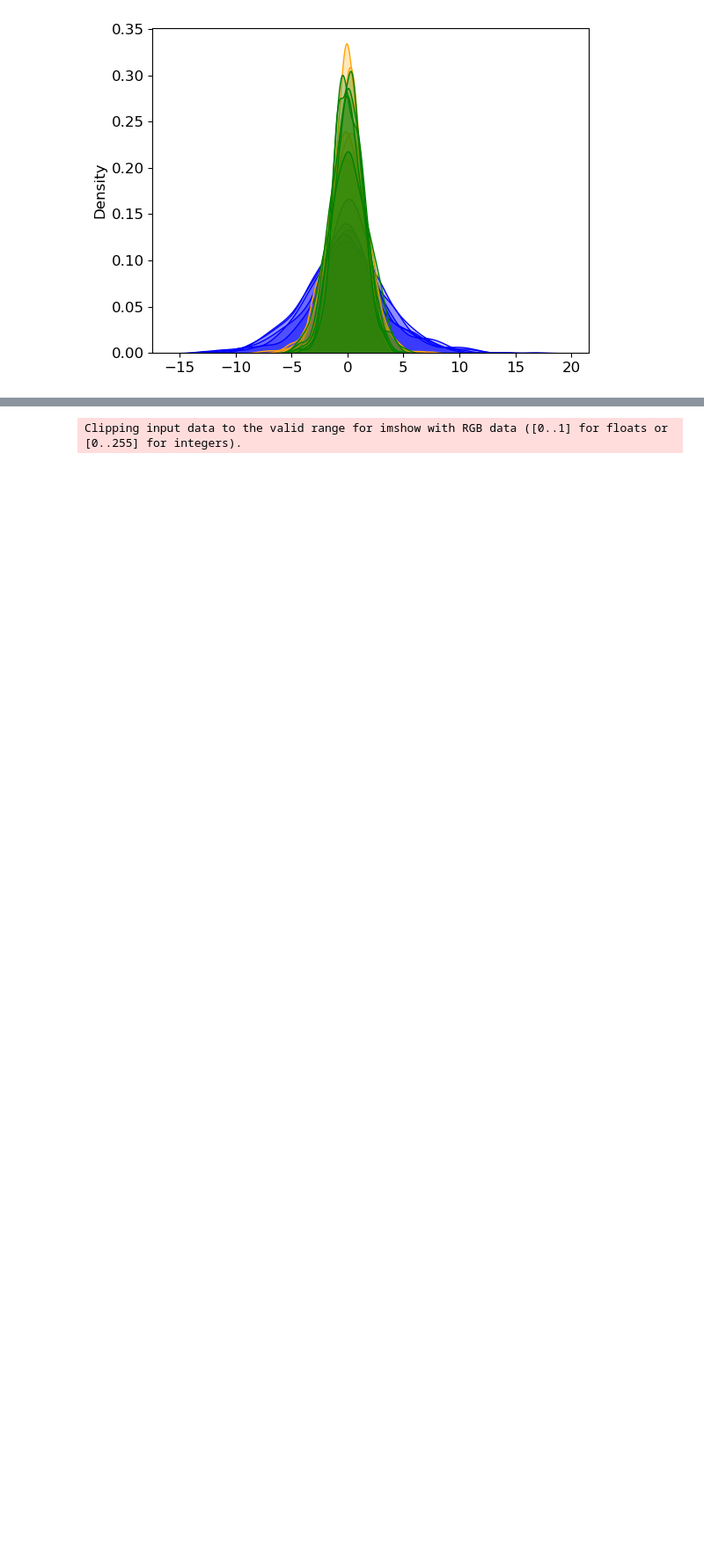
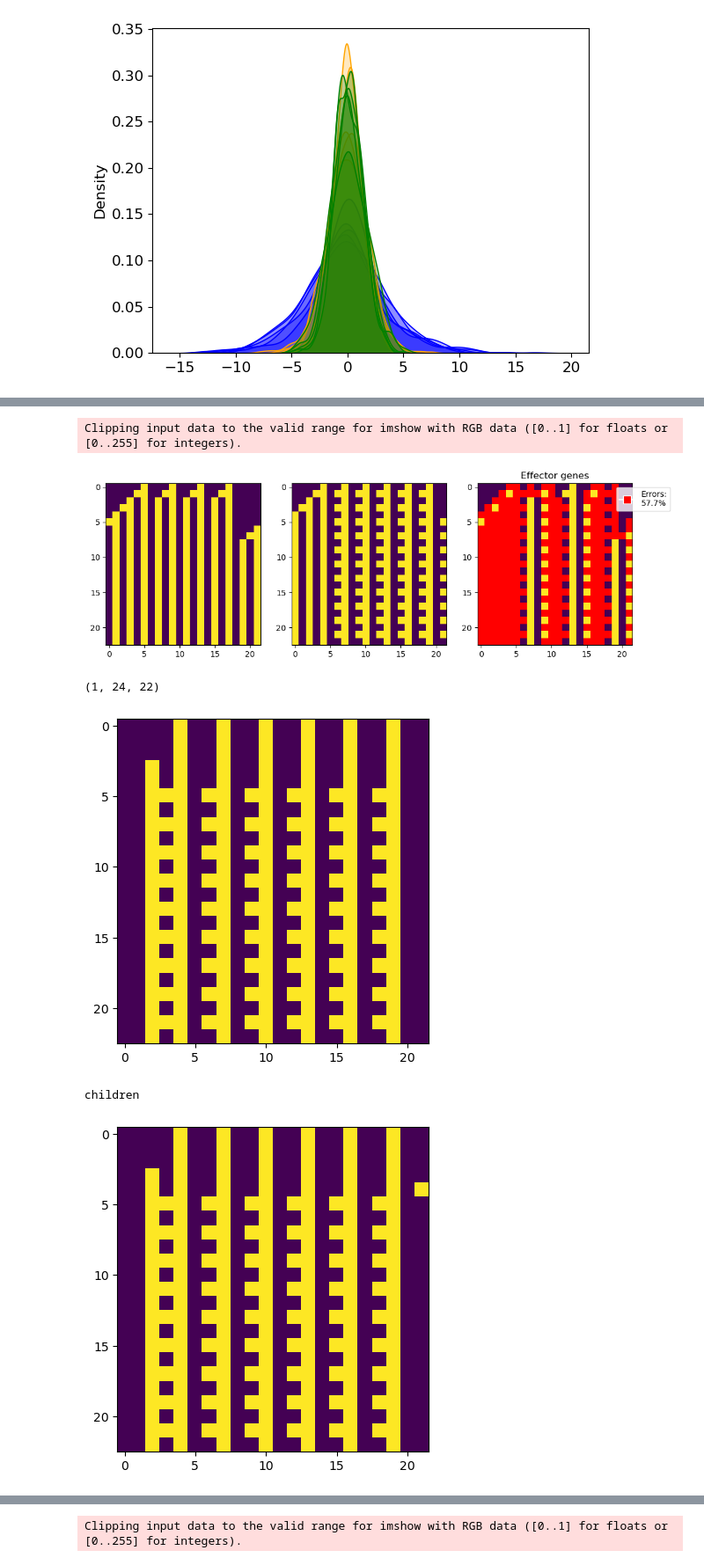
Before and after one commit to Cpetak/CA_GRN2, a Jupyter notebook: variable.ipynb, the cells around one changed output, grey strips where cells are left out. Shown at 88% size. Cells and saved outputs as stored; diff of their text form; code cells hidden in the pictures; blank space fills up the shorter version.

```diff
--- a/variable.ipynb
+++ b/variable.ipynb
@@ -501,0 +526,71 @@ for i,g in enumerate(env2_genos):
+# %%
+# Load GRN
+# Parameters
+grn_size = 22
+num_cells = 22
+dev_steps = 22
+geneid = 1 #which gene was used to get fitness
+mut_rate = 0.1
+mut_size = 0.5
+try_seedints = [69904,149796,1024, 4147842,1238860,2481300]
+
+#Targets
+all_targs=[]
+for s in try_seedints:
+    random_grns=np.random.randn(5, grn_size+2, grn_size).astype(np.float64)
+    targets, phenos, fitnesses = helper.get_pop_TPF(random_grns, len(random_grns), num_cells, grn_size, dev_steps, geneid, rule, s)
+    all_targs.append(targets)
+
+fig, axs = plt.subplots(ncols=3, figsize=(12, 4))
+axs[0].imshow(all_targs[0])
+axs[1].imshow(all_targs[1])
+helper.show_effectors(all_targs[0], all_targs[1], M=0, ax=axs[2])
+plt.show()
+
+#Check GRNs
+runid=0
+filename = f"{root}/stats_300_{rule}-{rule}_{seed_ints[0]}-{seed_ints[1]}_{runid+1}" + "_best_grn_std.txt"
+grns = np.loadtxt(filename)
+num_grns = int(grns.shape[0]/(grn_size+2)/grn_size)
+grns = grns.reshape(num_grns,grn_size+2,grn_size)
+#int_generation = -1
+grn = grns[int_generation,:,:]
+if len(grn.shape) == 2:
+    grn = np.expand_dims(grn, axis=0)
+print(grn.shape)
+targets, phenos, fitnesses = helper.get_pop_TPF(grn, len(grn), num_cells, grn_size, dev_steps, geneid, rule, try_seedints[1])
+plt.imshow(phenos[0])
+plt.show()
+
+#Make children
+num_child = 10
+num_genes_mutate = int((grn_size + 2) * grn_size * grn.shape[0] * mut_rate)
+children = np.tile(grn, (num_child, 1, 1))
+
+mutations = np.random.randn(num_genes_mutate) * mut_size
+x, y, z = children.shape
+xs = np.random.choice(x, size=num_genes_mutate)
+ys = np.random.choice(y, size=num_genes_mutate)
+zs = np.random.choice(z, size=num_genes_mutate)
+children[xs, ys, zs] = children[xs, ys, zs] + mutations
+
+all_phenos=[]
+fits = []
+for s in try_seedints:
+    targets, phenos, fitnesses = helper.get_pop_TPF(children, len(children), num_cells, grn_size, dev_steps, geneid, rule, try_seedints[1])
+    all_phenos.append(phenos)
+    fits.append(fitnesses)
+all_phenos = np.array(all_phenos)
+fits = np.array(fits)
+
+print("children")
+for p in all_phenos[0]:
+    plt.imshow(p)
+    plt.show()
+# %% [output]
+Clipping input data to the valid range for imshow with RGB data ([0..1] for floats or [0..255] for integers).
+[figure, added]
+(1, 24, 22)
+[figure, added]
+children
+[figure, added]
```
Also changed, not shown: parts of 19 cells of this notebook, 4 other files.
